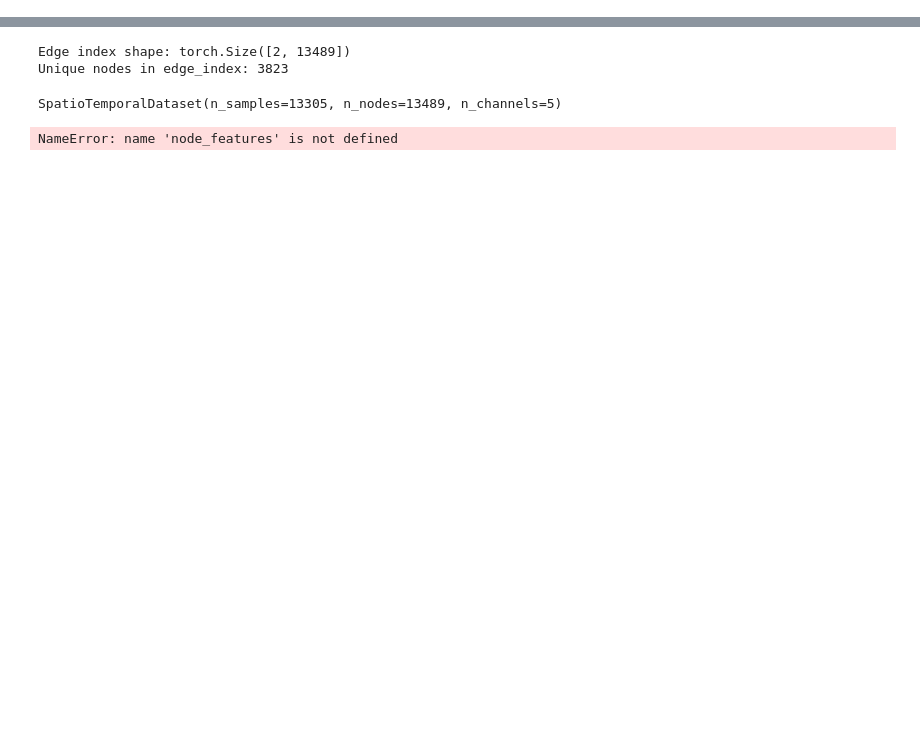
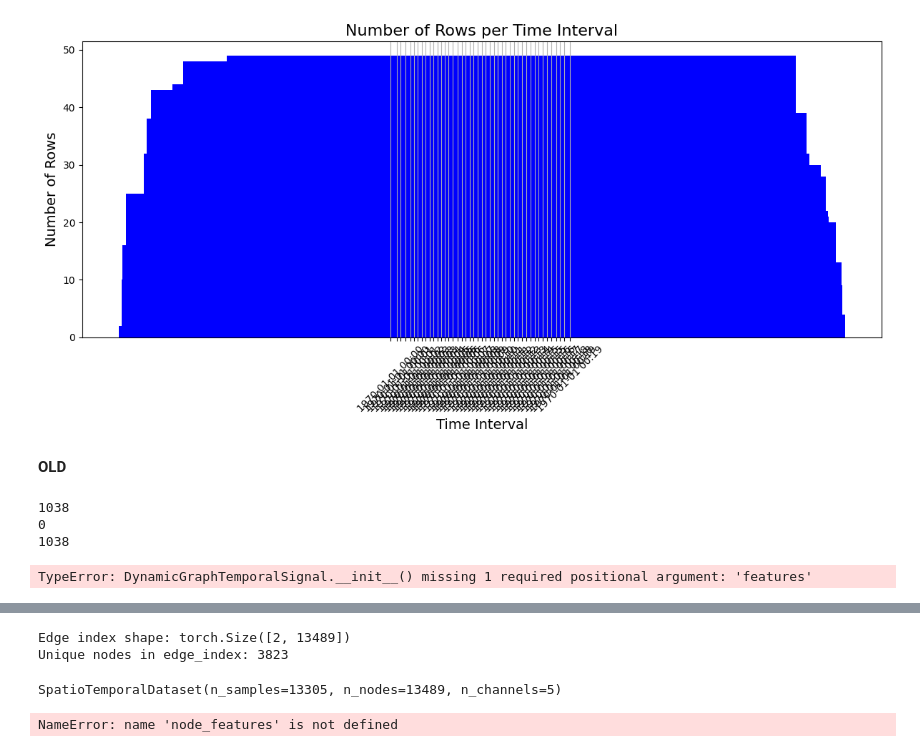
Before and after one commit to michelegiampaolo/mobility-seoul, a Jupyter notebook: Data/graph.ipynb, the cells around one changed output, grey strips where cells are left out. Saved outputs shown, nothing was run; the diff lists cells and outputs as text; code cells hidden in the pictures; blank space fills up the shorter version.

```diff
--- a/Data/graph.ipynb
+++ b/Data/graph.ipynb
@@ -42,0 +64,14 @@ positions_links_df["prev_node_id"] = positions_links_df["prev_node_id"].astype(i
+# %%
+# dividing the data into timee bins
+
+interval = 60 * 60          # 3600 seconds (1 hour)
+
+start_time = positions_links_df["merged_datetime"].min()
+end_time = positions_links_df["merged_datetime"].max()
+
+positions_links_df['time_seconds'] = positions_links_df['merged_datetime'] - start_time         # time in seconds since the start
+positions_links_df['time_bin'] = (positions_links_df["time_seconds"] // interval).astype(int)   # dividing them into time bins
+# %%
+# adding day and week time fields
+positions_links_df["hour_of_day"] = positions_links_df["timestamp"].dt.hour
+positions_links_df["day_of_week"] = positions_links_df["day_of_week"] = positions_links_df["timestamp"].dt.dayofweek  # Monday=0 ... Sunday=6
@@ -42,0 +168,20 @@ positions_links_df["prev_node_id"] = positions_links_df["prev_node_id"].astype(i
+# %%
+# Count the number of rows for each time interval
+time_interval_counts = positions_links_df.groupby("time_bin").size()
+
+# Plot the counts
+plt.figure(figsize=(12, 6))
+plt.bar(time_interval_counts.index, time_interval_counts.values, color='b', width=3600)  # Adjust width for better spacing
+plt.title("Number of Rows per Time Interval", fontsize=16)
+plt.xlabel("Time Interval", fontsize=14)
+plt.ylabel("Number of Rows", fontsize=14)
+plt.grid(axis='x')
+
+
+x_labels = time_interval_counts.index[::24]  # Select every 24th interval
+plt.xticks(x_labels, labels=pd.to_datetime(x_labels, unit='s').strftime('%Y-%m-%d %H:%M'), rotation=45)
+
+plt.tight_layout()
+plt.show()
+# %% [output]
+[figure, added]
@@ -42,0 +207,2 @@ positions_links_df["prev_node_id"] = positions_links_df["prev_node_id"].astype(i
+# %% [markdown]
+__OLD__
@@ -42,0 +233,16 @@ positions_links_df["prev_node_id"] = positions_links_df["prev_node_id"].astype(i
+# %%
+print(len(edge_indices[:-1]))
+print(len(features[:-1]))
+print(len(targets))
+# %% [output]
+1038
+0
+1038
+# %%
+dataset = DynamicGraphTemporalSignal(
+    edge_indices=edge_indices[:-1],
+    edge_weights=edge_weights[:-1],
+    targets=targets,
+)
+# %% [output]
+TypeError: DynamicGraphTemporalSignal.__init__() missing 1 required positional argument: 'features'
```
Also changed, not shown: parts of 16 cells of this notebook.
